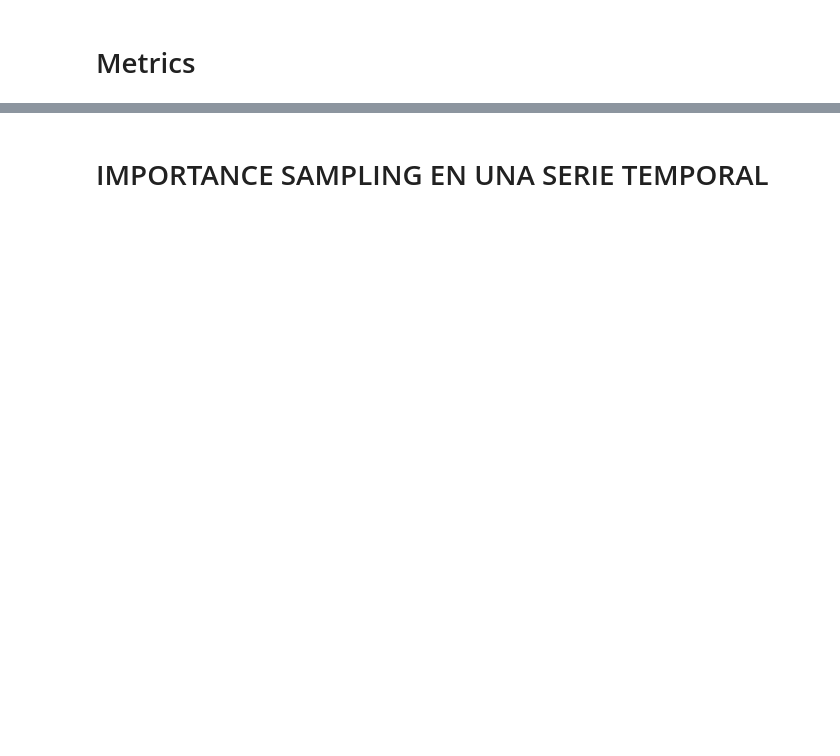
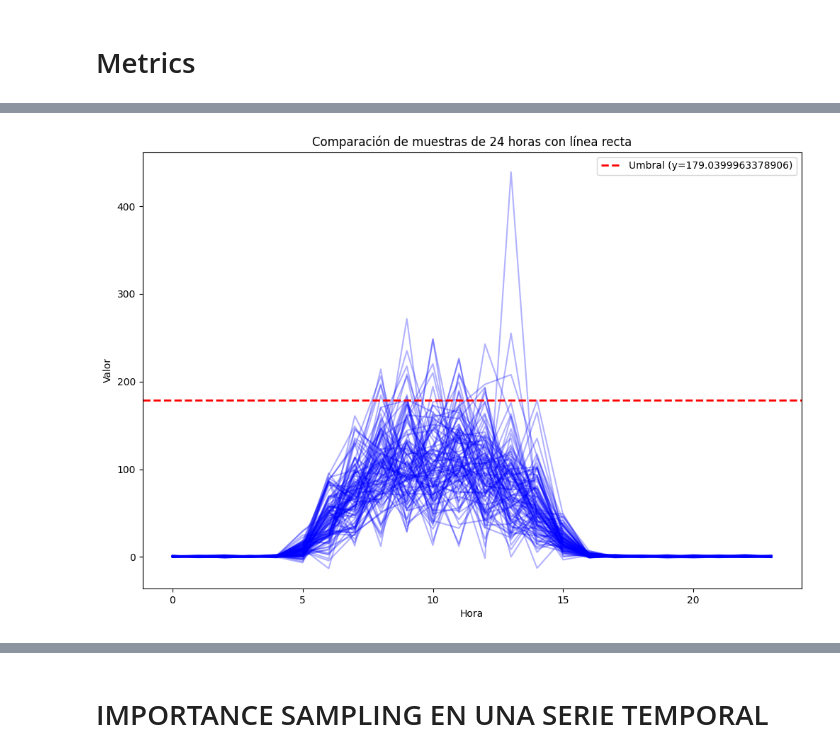
Before and after one commit to sergio825/pytorch-ts, a Jupyter notebook: Multivariate_TempFlow.ipynb, the cells around one changed output, grey strips where cells are left out. Cells and saved outputs as stored; diff of their text form; code cells hidden in the pictures; blank space fills up the shorter version.

```diff
--- a/Multivariate_TempFlow.ipynb
+++ b/Multivariate_TempFlow.ipynb
@@ -345,0 +333,20 @@ print("MSE-Sum: {}".format(agg_metric_nRelu['m_sum_MSE']))
+# %%
+def plot_samples_with_threshold(data, threshold):
+
+    plt.figure(figsize=(12, 8))
+
+    # Plotear todas las muestras
+    for i in range(data.shape[0]):
+        plt.plot(data[i], color='blue', alpha=0.3)
+
+    # Agregar la línea recta de umbral
+    plt.axhline(y=threshold, color='r', linestyle='--', linewidth=2, label=f'Umbral (y={threshold})')
+
+    # Configurar etiquetas y leyenda
+    plt.xlabel('Hora')
+    plt.ylabel('Valor')
+    plt.title('Comparación de muestras de 24 horas con línea recta')
+    plt.legend()
+
+    # Mostrar el gráfico
+    plt.show()
@@ -345,0 +379,4 @@ print("MSE-Sum: {}".format(agg_metric_nRelu['m_sum_MSE']))
+# %%
+plot_samples_with_threshold(samples, upper)
+# %% [output]
+[figure, added]
```
Also changed, not shown: parts of 49 cells of this notebook.
